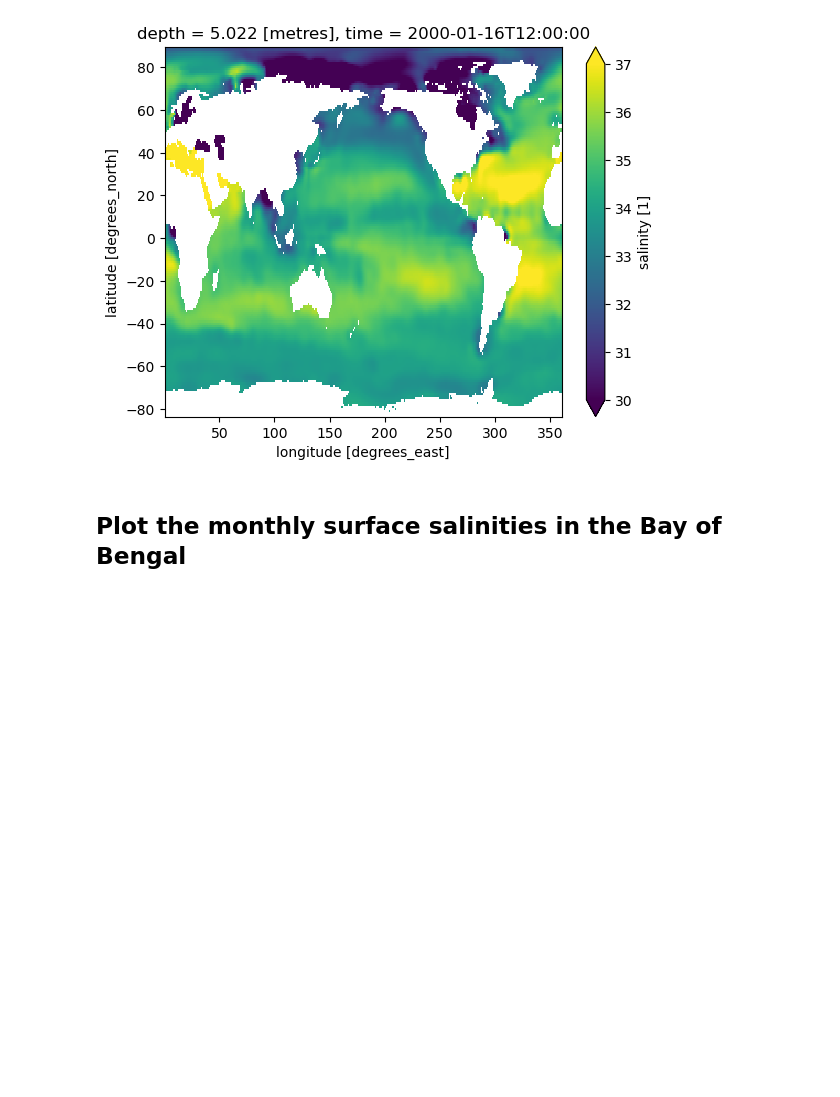
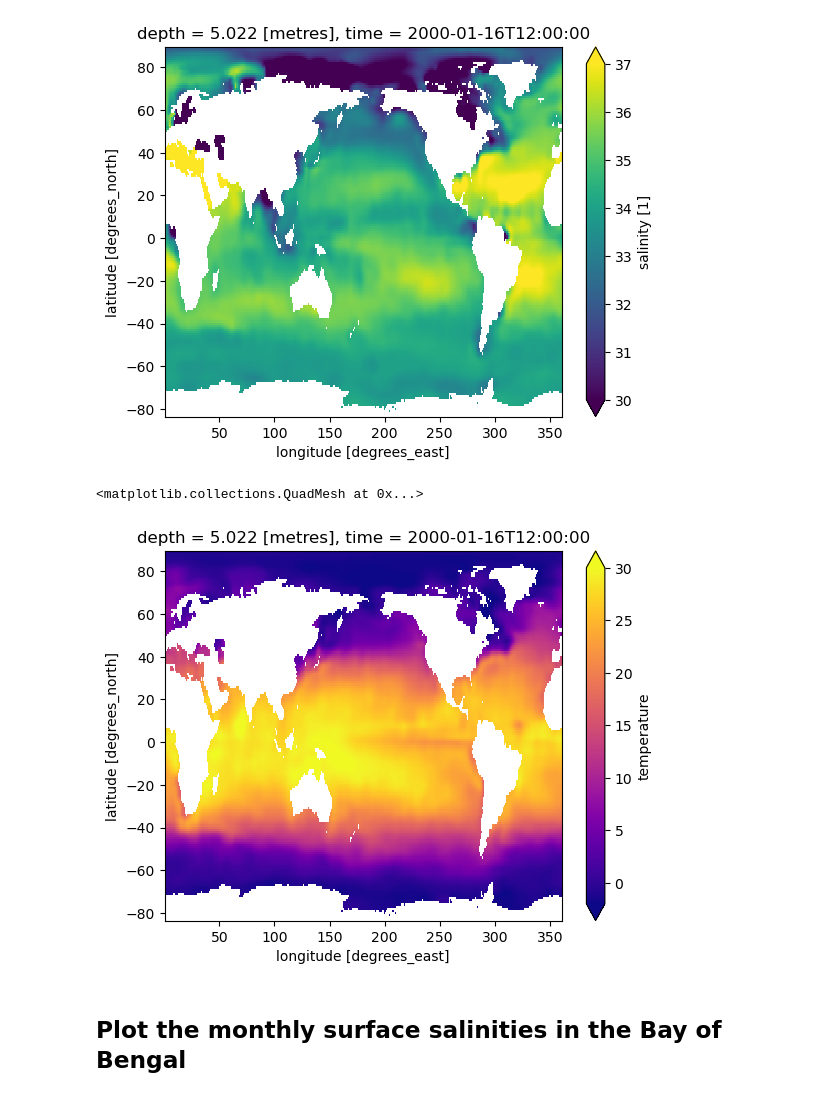
Before and after one commit to adityarn/PythonWorkshopNCPOR, a Jupyter notebook: 09_Xarray.ipynb, the cells around one changed output. Saved outputs shown, nothing was run; the diff lists cells and outputs as text; code cells hidden in the pictures; blank space fills up the shorter version.

```diff
--- a/09_Xarray.ipynb
+++ b/09_Xarray.ipynb
@@ -85,6 +87,11 @@ EN4.sel(time = "2000-01-16", depth = 0, method="nearest")["salinity"].plot(vmin=
 # %% [output]
 <matplotlib.collections.QuadMesh at 0x...>
 [figure]
+# %%
+(EN4.sel(time = "2000-01-16", depth = 0, method="nearest")["temperature"]-273.15).plot(vmin = -2, vmax=30, cmap="plasma")
+# %% [output]
+<matplotlib.collections.QuadMesh at 0x...>
+[figure, added]
 # %% [markdown]
 ## Plot the monthly surface salinities in the Bay of Bengal
 # %%
```
Also changed, not shown: parts of 7 cells of this notebook.
